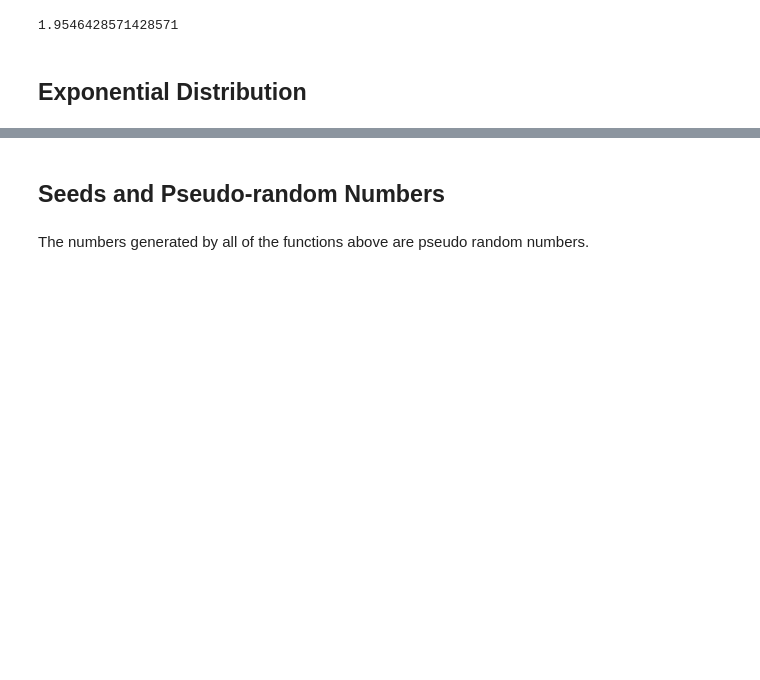
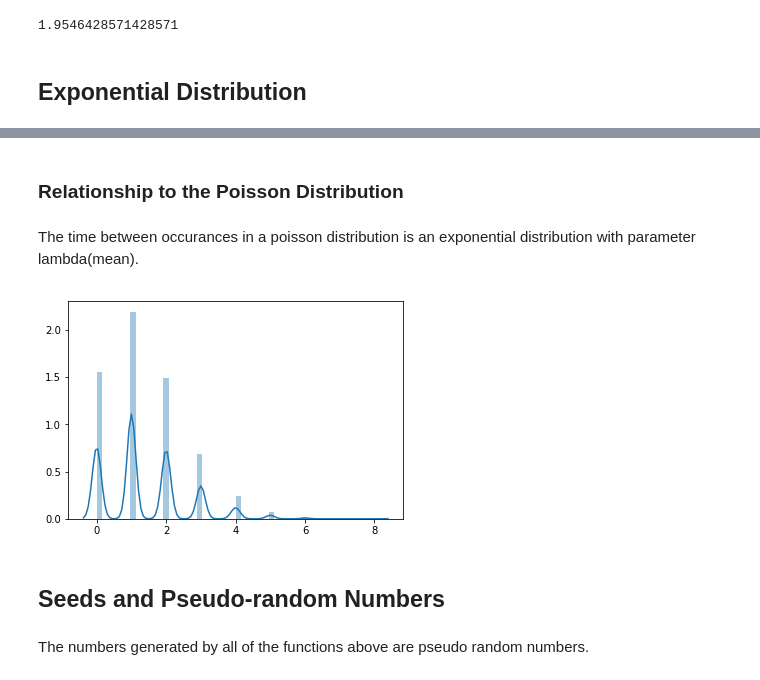
Before and after one commit to MarionMcG/numpy.random, a Jupyter notebook: numpy-random.ipynb, the cells around one changed output, grey strips where cells are left out. Drawn from its saved outputs; the diff is of its cells as text; code cells hidden in the pictures; blank space fills up the shorter version.

```diff
--- a/numpy-random.ipynb
+++ b/numpy-random.ipynb
@@ -625,3 +630,12 @@ The time that elapses before an event occurs can never be less than 0.
+# %% [markdown]
+### Relationship to the Poisson Distribution
+# %% [markdown]
+The time between occurances in a poisson distribution is an exponential distribution with parameter lambda(mean).
+# %%
+p_births = np.random.poisson(1.4, 24*7*52)
+sns.distplot(p_births);
+# %% [output]
+[figure, added]
 # %% [markdown]
 ## Seeds and Pseudo-random Numbers
 # %% [markdown]
```
Also changed, not shown: parts of 9 cells of this notebook.
